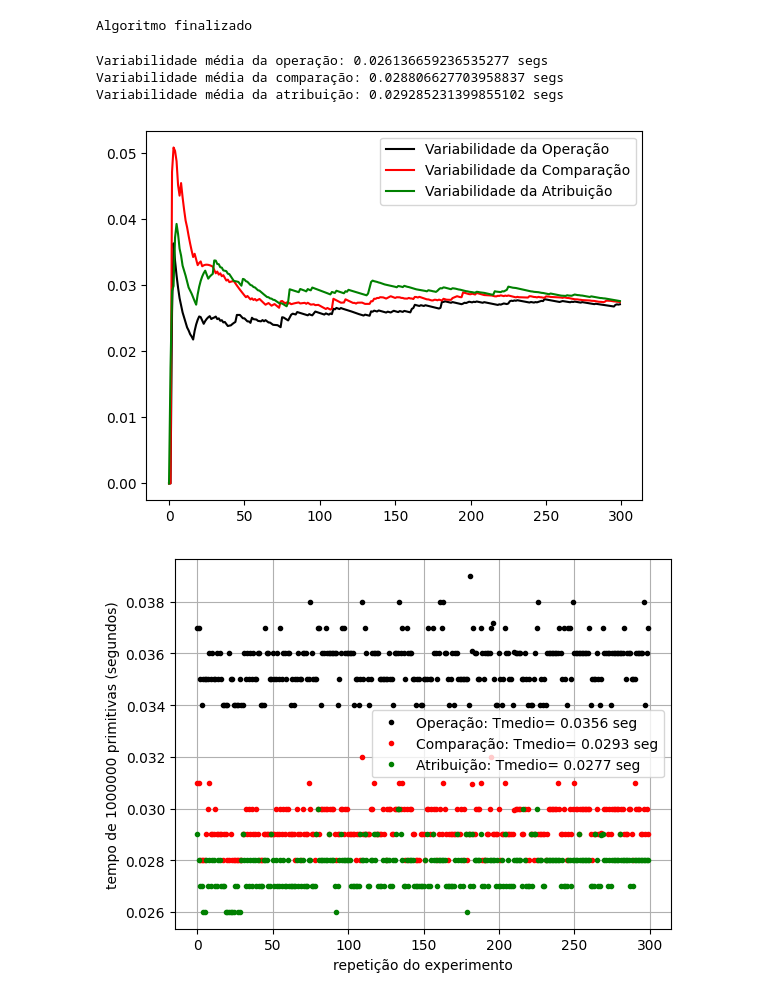
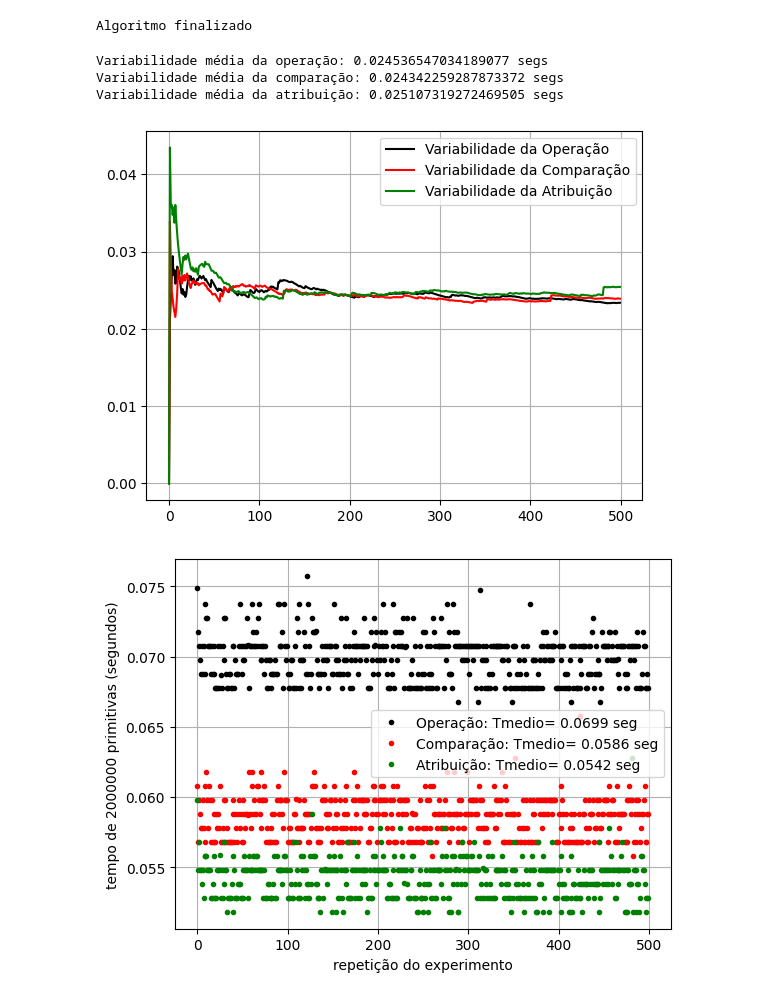
Before and after one commit to vinissmaciel/6-semestre, a Jupyter notebook: medicao_primitivas.ipynb, the cells around one changed output. Saved outputs shown, nothing was run; the diff lists cells and outputs as text; code cells hidden in the pictures.

```diff
--- a/medicao_primitivas.ipynb
+++ b/medicao_primitivas.ipynb
@@ -3,9 +3,11 @@ import numpy as np
 from time import time
 from matplotlib import pyplot as plt
 
-n = 10**6          # numero de operações
+#n = 10**6          # numero de operações
+n = int(2 * 10 ** 6)
 N = range(n)
-r = 300       # numero de repetições
+#r = 300       # numero de repetições
+r = 500
 R = range(r)
 
 x = 100
@@ -75,9 +77,9 @@ print("Variabilidade média da operação: " +str(V_OP)+ " segs")
 print("Variabilidade média da comparação: " +str(V_COMP)+ " segs")
 print("Variabilidade média da atribuição: " +str(V_ATRIB)+ " segs")
 # %% [output]
-Variabilidade média da operação: 0.026136659236535277 segs
-Variabilidade média da comparação: 0.028806627703958837 segs
-Variabilidade média da atribuição: 0.029285231399855102 segs
+Variabilidade média da operação: 0.024536547034189077 segs
+Variabilidade média da comparação: 0.024342259287873372 segs
+Variabilidade média da atribuição: 0.025107319272469505 segs
 # %%
 plt.plot(v_op, 'k')
 plt.plot(v_comp, 'r')
@@ -87,26 +89,27 @@ plt.legend(["Variabilidade da Operação",
             "Variabilidade da Comparação",
             "Variabilidade da Atribuição"])
 
+plt.grid()
 plt.show()
 # %% [output]
-[figure, old version]
+[figure, new version]
 # %%
 #plotando resultados brutos
 
-T_OP = np.mean(tempos_op)
-T_COMP = np.mean(tempos_comp)
-T_ATRIB = np.mean(tempos_atrib)
+TO = np.mean(tempos_op)
+TC = np.mean(tempos_comp)
+TA = np.mean(tempos_atrib)
 
 plt.plot(R,tempos_op,'k.')
 plt.plot(R,tempos_comp,'r.')
 plt.plot(R,tempos_atrib,'g.')
 
-plt.legend(["Operação: Tmedio= {:.3g}".format(T_OP)+" seg",
-            "Comparação: Tmedio= {:.3g}".format(T_COMP)+" seg",
-            "Atribuição: Tmedio= {:.3g}".format(T_ATRIB)+" seg"])
+plt.legend(["Operação: Tmedio= {:.3g}".format(TO)+" seg",
+            "Comparação: Tmedio= {:.3g}".format(TC)+" seg",
+            "Atribuição: Tmedio= {:.3g}".format(TA)+" seg"])
 plt.xlabel("repetição do experimento")
 plt.ylabel("tempo de " +str(n)+ " primitivas (segundos)")
 plt.grid()
 plt.show()
 # %% [output]
-[figure, old version]
+[figure, new version]
```
Also changed, not shown: parts of 5 cells of this notebook.
